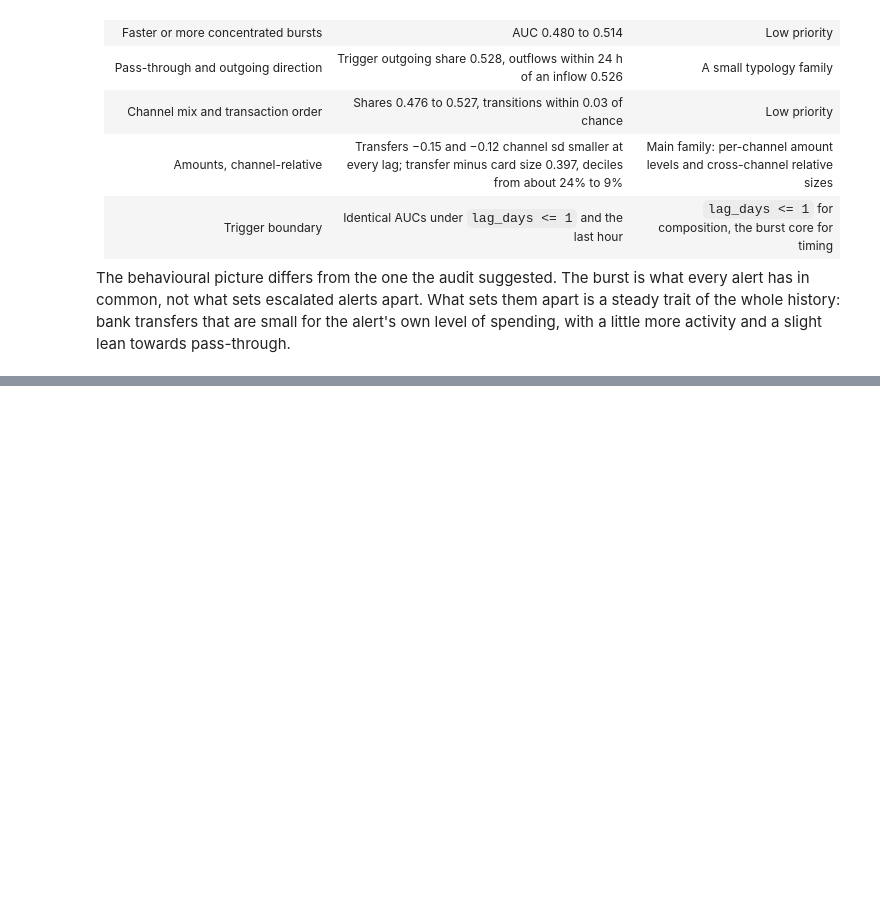
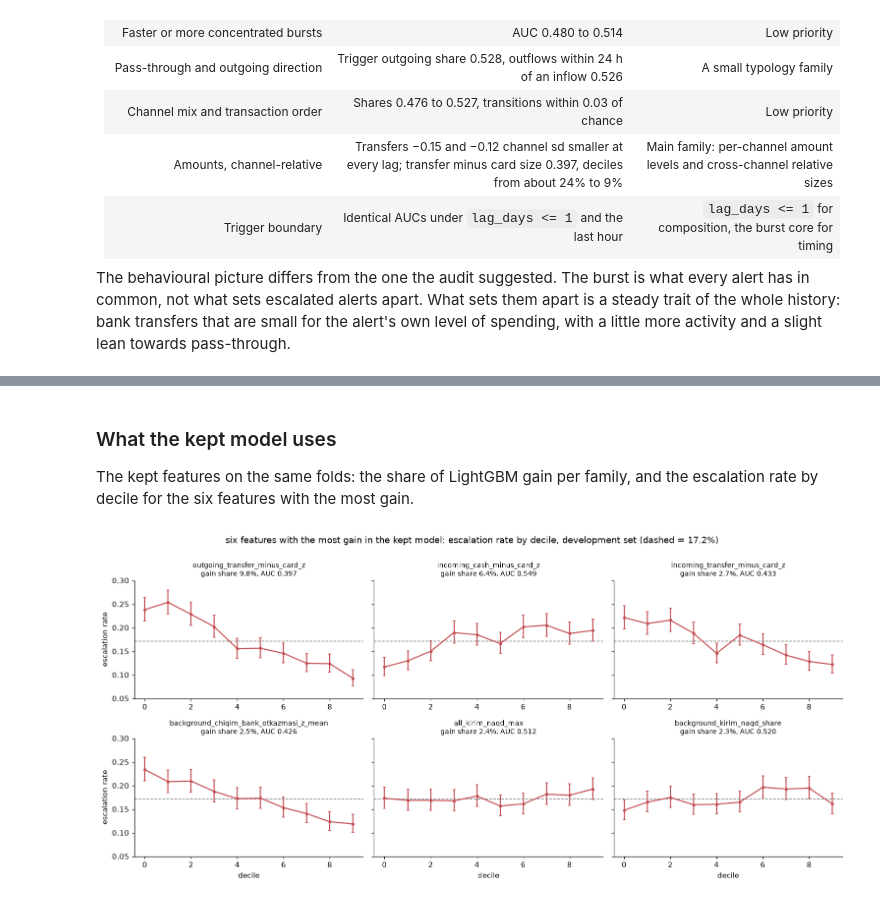
Before and after one commit to dilshodazamjonov/WuitHackathonRYM, a Jupyter notebook: notebooks/solution.ipynb, the cells around one changed output, grey strips where cells are left out. Saved outputs shown, nothing was run; the diff lists cells and outputs as text; code cells hidden in the pictures; blank space fills up the shorter version.

```diff
--- a/notebooks/solution.ipynb
+++ b/notebooks/solution.ipynb
@@ -1837,0 +2170,26 @@ The behavioural picture differs from the one the audit suggested. The burst is w
+# %% [markdown]
+### What the kept model uses
+
+The kept features on the same folds: the share of LightGBM gain per family, and the escalation rate by decile for the six features with the most gain.
+# %%
+oof_v1, _, s_v1, imp_v1 = run_cv(X_dev[FEATURES], y_dev, folds)
+gain = imp_v1 / imp_v1.sum()
+top6 = list(gain.index[:6])
+
+fig, axes = plt.subplots(2, 3, figsize=(14, 6.5), sharey=True)
+for c, ax in zip(top6, axes.ravel()):
+    plot_rate_by_bin(X_dev[c], y_dev, f"{c}\ngain share {gain[c]:.1%}, AUC {screen.loc[c, 'auc']:.3f}", ax)
+for ax in axes[1]:
+    ax.set_xlabel("decile")
+for ax in axes[:, 0]:
+    ax.set_ylabel("escalation rate")
+fig.suptitle("six features with the most gain in the kept model: escalation rate by decile, development set (dashed = 17.2%)", y=1.0)
+fig.tight_layout()
+save_fig(
+    fig,
+    "F12_top_features_by_decile",
+    "Four of the six features with the most gain in the kept model are channel-relative amounts. Escalation falls from about 25% to 9% across the deciles of outgoing transfer minus card size (9.8% of gain) and rises from 12% to about 20% across incoming cash minus card size (6.4%). The two cash features that follow are nearly flat on their own.",
+    "Transfers that are small and cash that is large for the alert's own card level drive the model; both go to the website as the modeling result of the EDA.",
+)
+# %% [output]
+[figure, added]
```
Also changed, not shown: parts of 52 cells of this notebook, 6 other files.
